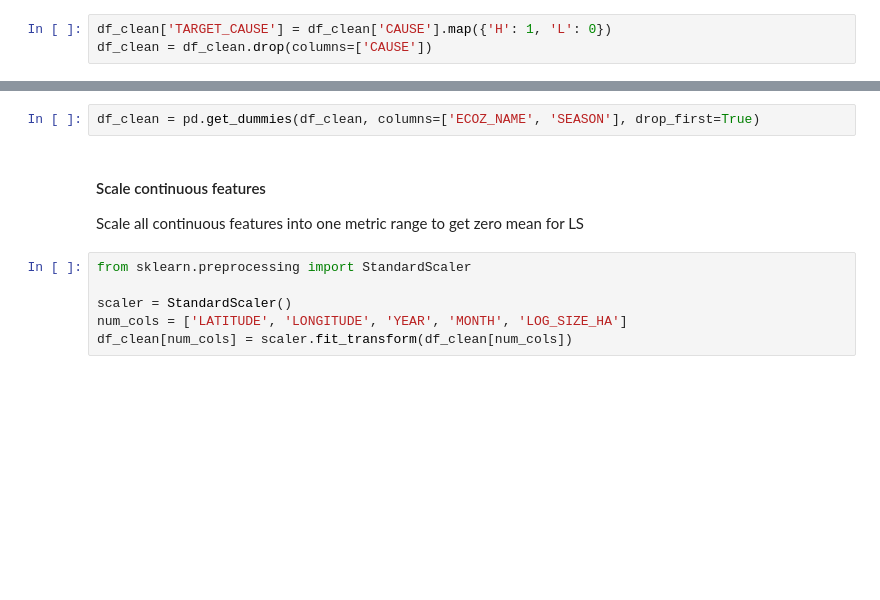
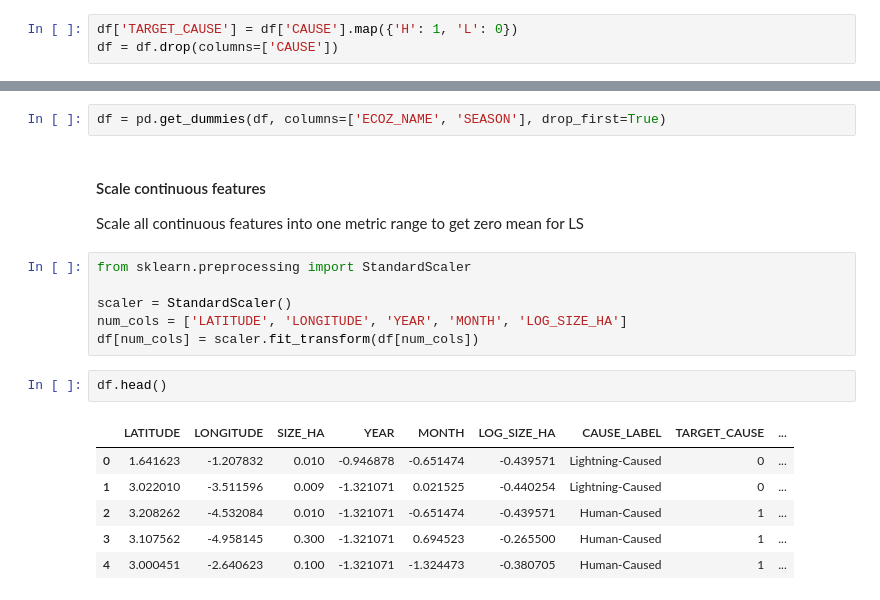
Before and after one commit to cda79/IAT461-Final, a Jupyter notebook: IAT461_wildfires.ipynb, the cells around one changed output, grey strips where cells are left out. Cells and saved outputs as stored; diff of their text form; blank space fills up the shorter version.

```diff
--- a/IAT461_wildfires.ipynb
+++ b/IAT461_wildfires.ipynb
@@ -576,13 +637,13 @@ Since this is the variable we're attempting to predict, we will encode it into b
 - H = 1
 - L = 0
 # %%
-df_clean['TARGET_CAUSE'] = df_clean['CAUSE'].map({'H': 1, 'L': 0})
-df_clean = df_clean.drop(columns=['CAUSE'])
+df['TARGET_CAUSE'] = df['CAUSE'].map({'H': 1, 'L': 0})
+df = df.drop(columns=['CAUSE'])
 # %% [markdown]
 #### One-hot encode categorical predictors
 Dummy binary columns for model compatibility. This helps sort everything into binary categories.
 # %%
-df_clean = pd.get_dummies(df_clean, columns=['ECOZ_NAME', 'SEASON'], drop_first=True)
+df = pd.get_dummies(df, columns=['ECOZ_NAME', 'SEASON'], drop_first=True)
 # %% [markdown]
 #### Scale continuous features
 Scale all continuous features into one metric range to get zero mean for LS
@@ -591,4 +652,13 @@ from sklearn.preprocessing import StandardScaler
 
 scaler = StandardScaler()
 num_cols = ['LATITUDE', 'LONGITUDE', 'YEAR', 'MONTH', 'LOG_SIZE_HA']
-df_clean[num_cols] = scaler.fit_transform(df_clean[num_cols])
+df[num_cols] = scaler.fit_transform(df[num_cols])
+# %%
+df.head()
+# %% [output]
+|  | LATITUDE | LONGITUDE | SIZE_HA | YEAR | MONTH | LOG_SIZE_HA | CAUSE_LABEL | TARGET_CAUSE | ... |
+| 0 | 1.641623 | -1.207832 | 0.010 | -0.946878 | -0.651474 | -0.439571 | Lightning-Caused | 0 | ... |
+| 1 | 3.022010 | -3.511596 | 0.009 | -1.321071 | 0.021525 | -0.440254 | Lightning-Caused | 0 | ... |
+| 2 | 3.208262 | -4.532084 | 0.010 | -1.321071 | -0.651474 | -0.439571 | Human-Caused | 1 | ... |
+| 3 | 3.107562 | -4.958145 | 0.300 | -1.321071 | 0.694523 | -0.265500 | Human-Caused | 1 | ... |
+| 4 | 3.000451 | -2.640623 | 0.100 | -1.321071 | -1.324473 | -0.380705 | Human-Caused | 1 | ... |
```
Also changed, not shown: parts of 3 cells of this notebook.
